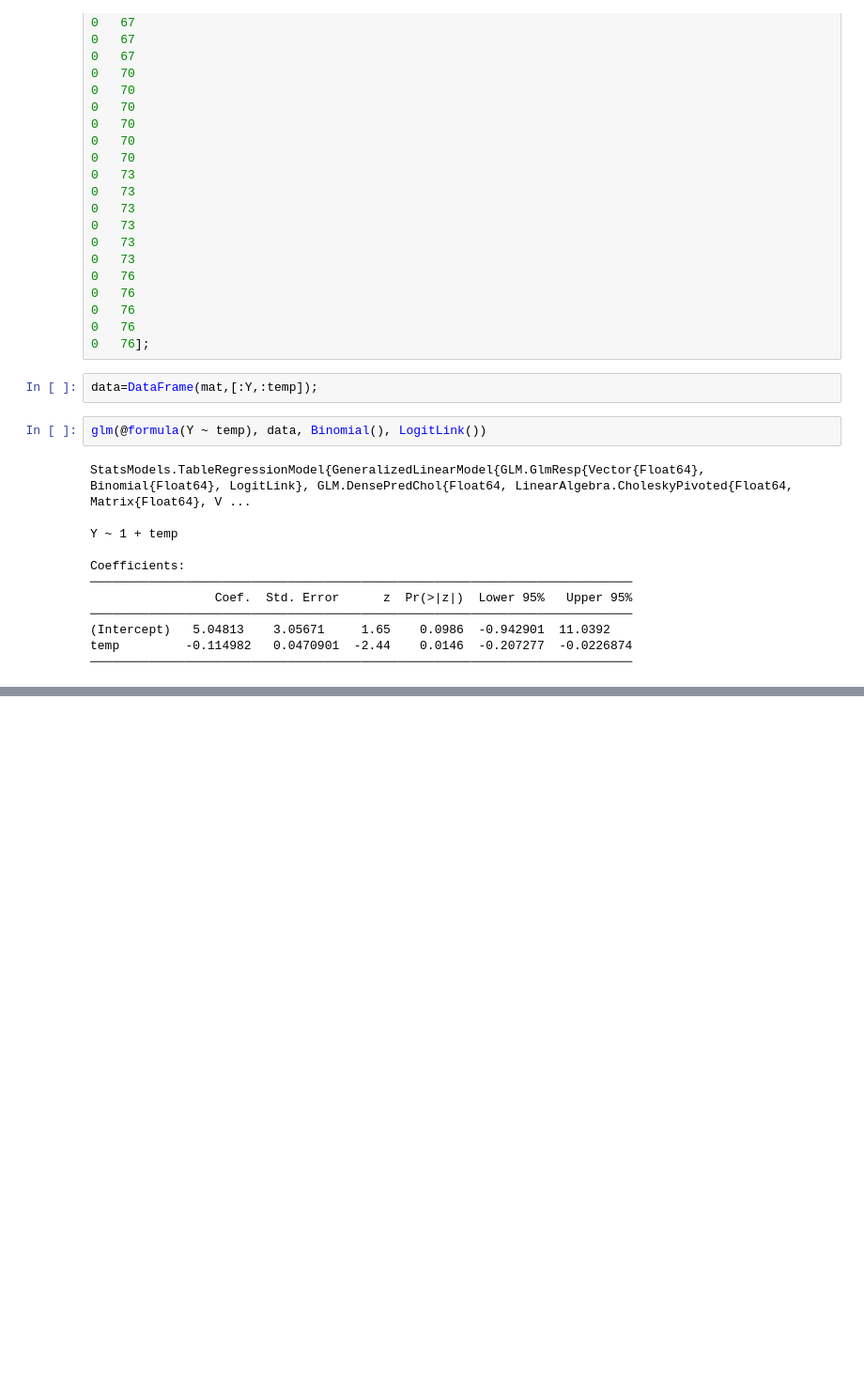
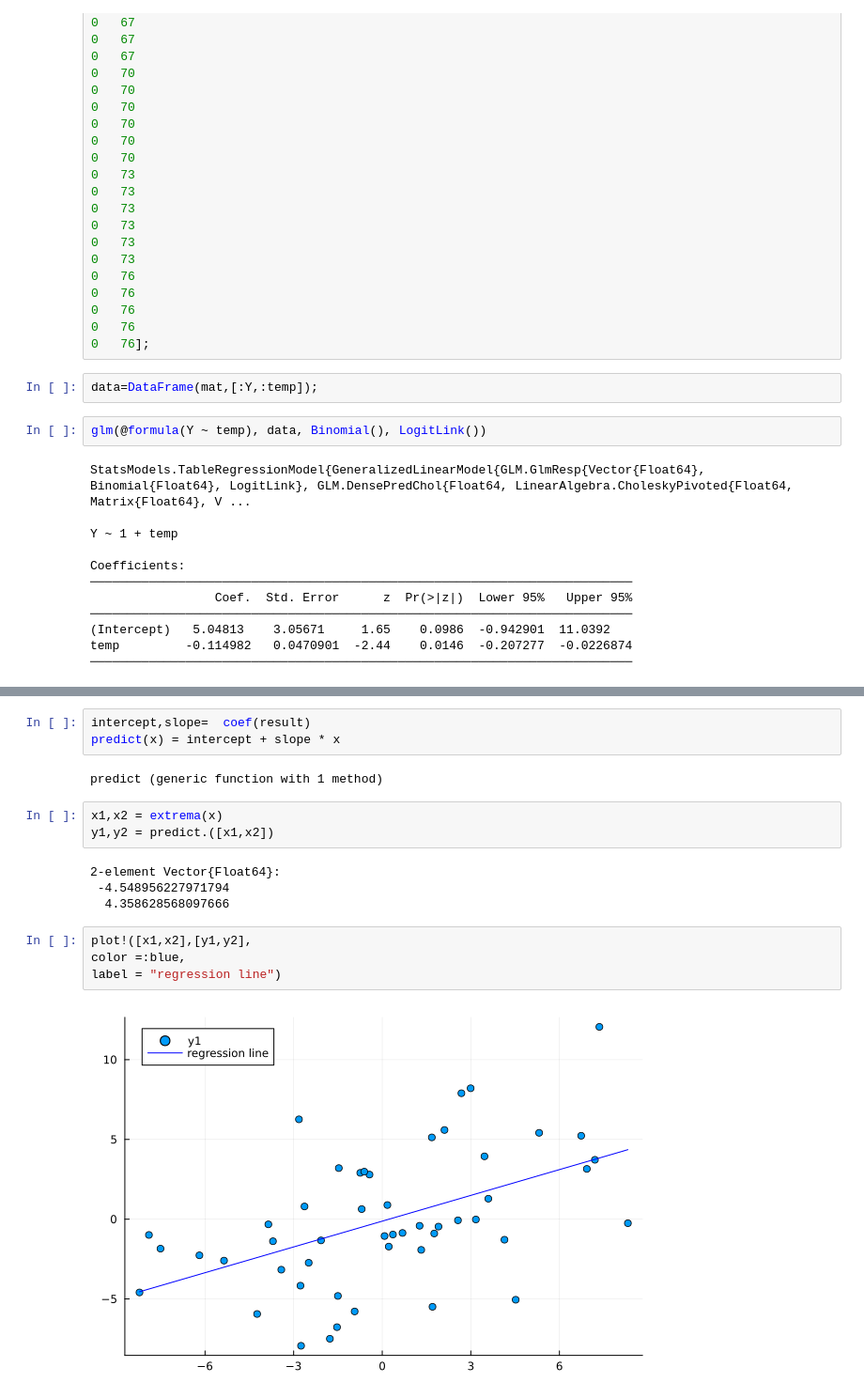
Before and after one commit to tkawano-kyoto/GLM_again, a Jupyter notebook: GLM-1.ipynb, the cells around one changed output, grey strips where cells are left out. Shown: that part at 94% size. Cells and saved outputs as stored; diff of their text form; blank space fills up the shorter version.

```diff
--- a/GLM-1.ipynb
+++ b/GLM-1.ipynb
@@ -368,0 +397,18 @@ temp         -0.114982   0.0470901  -2.44    0.0146  -0.207277  -0.0226874
+# %%
+intercept,slope=  coef(result)
+predict(x) = intercept + slope * x
+# %% [output]
+predict (generic function with 1 method)
+# %%
+x1,x2 = extrema(x)
+y1,y2 = predict.([x1,x2])
+# %% [output]
+2-element Vector{Float64}:
+ -4.548956227971794
+  4.358628568097666
+# %%
+plot!([x1,x2],[y1,y2],
+color =:blue,
+label = "regression line")
+# %% [output]
+[figure, added]
```
Also changed, not shown: parts of 5 cells of this notebook.
